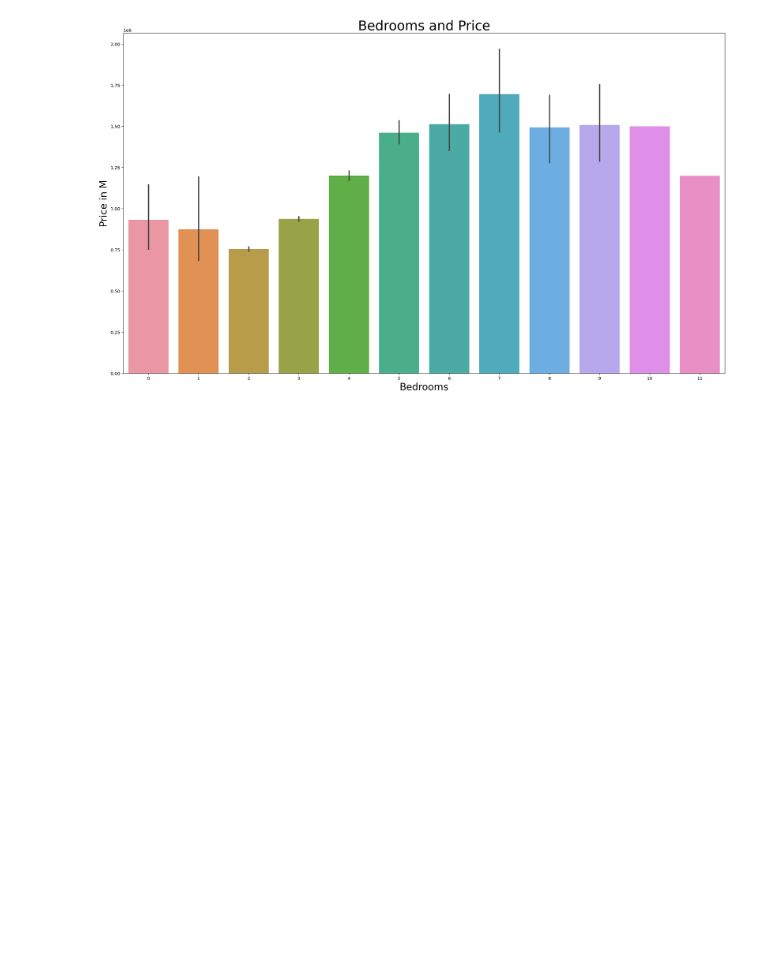
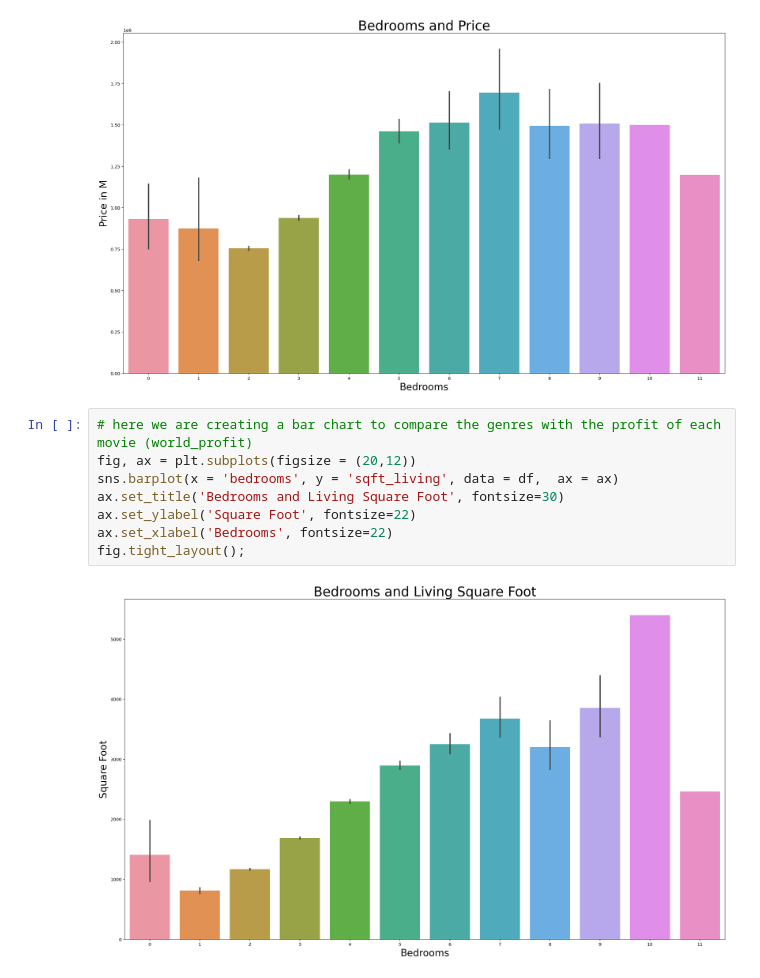
Before and after one commit to Mahmoudh22/Project_2_Housing_Predictor, a Jupyter notebook: Business and Data Understanding/Graphing.ipynb, the cells around one changed output. Drawn from its saved outputs; the diff is of its cells as text; blank space fills up the shorter version.

Commit message:
graphs

```diff
--- a/Business and Data Understanding/Graphing.ipynb
+++ b/Business and Data Understanding/Graphing.ipynb
@@ -43,3 +43,13 @@ ax.set_xlabel('Bedrooms', fontsize=22)
 fig.tight_layout();
 # %% [output]
 [figure]
+# %%
+# here we are creating a bar chart to compare the genres with the profit of each movie (world_profit)
+fig, ax = plt.subplots(figsize = (20,12))
+sns.barplot(x = 'bedrooms', y = 'sqft_living', data = df,  ax = ax)
+ax.set_title('Bedrooms and Living Square Foot', fontsize=30)
+ax.set_ylabel('Square Foot', fontsize=22)
+ax.set_xlabel('Bedrooms', fontsize=22)
+fig.tight_layout();
+# %% [output]
+[figure, added]
```
Also changed, not shown: parts of 2 cells of this notebook.
